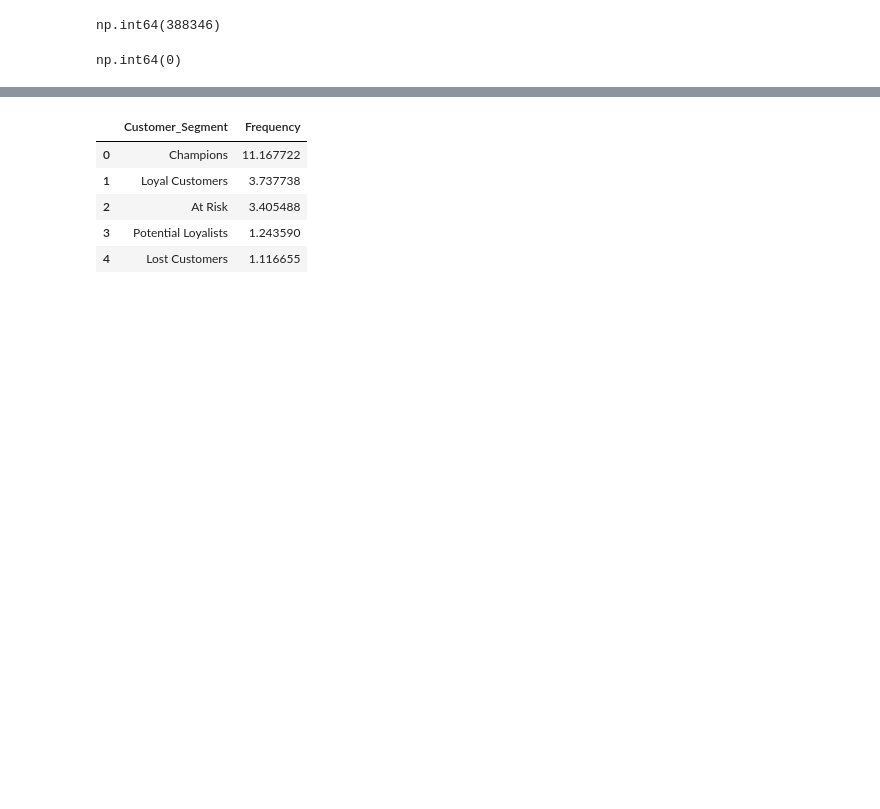
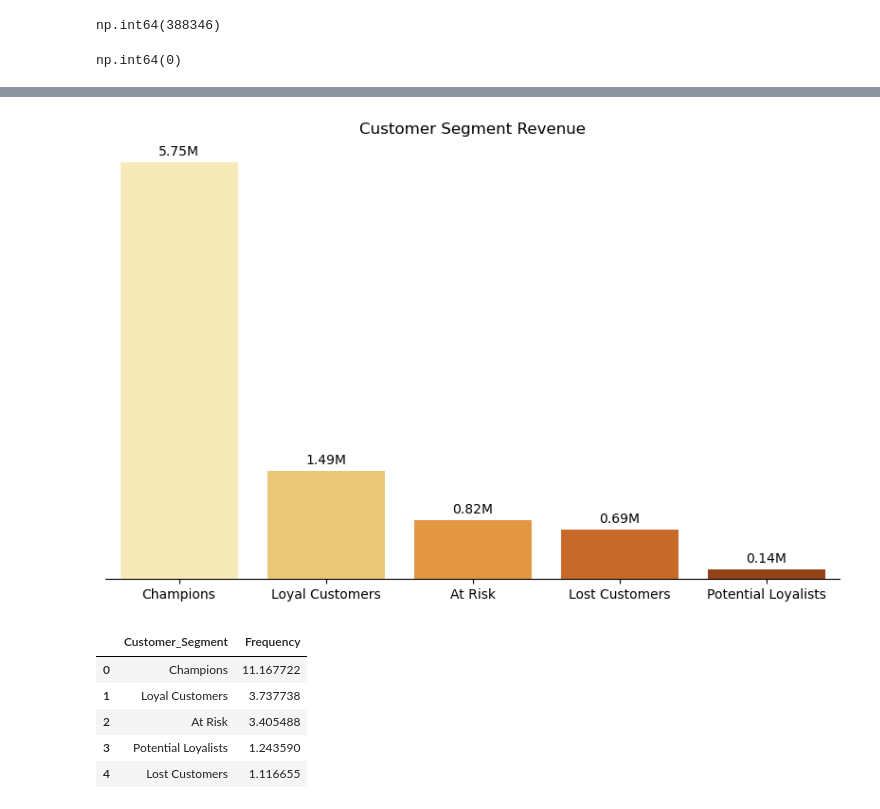
Before and after one commit to badal-10tech/Customer-Retention-Revenue-Intelligence-Analytics, a Jupyter notebook: notebook/customer_retention_analysis.ipynb, the cells around one changed output, grey strips where cells are left out. Saved outputs shown, nothing was run; the diff lists cells and outputs as text; code cells hidden in the pictures; blank space fills up the shorter version.

```diff
--- a/notebook/customer_retention_analysis.ipynb
+++ b/notebook/customer_retention_analysis.ipynb
@@ -1124,3 +1124,7 @@ rmf_df = rmf_df.drop_duplicates(subset="CustomerID")
 rmf_df.duplicated().sum()
 # %% [output]
 np.int64(0)
+# %%
+Customer_Segment_Revenue = (rmf_df.groupby('Customer_Segment')["Monetary"].sum().sort_values(ascending = False)
+      .reset_index(name='Revenue'))
+Customer_Segment_Revenue
@@ -1127,3 +1138,27 @@ np.int64(0)
+# %%
+
+plt.figure(figsize=(10, 6))
+ax = sns.barplot(
+    data=Customer_Segment_Revenue,
+    x="Customer_Segment",
+    y="Revenue",
+    hue="Customer_Segment",
+    palette='YlOrBr'
+)
+sns.despine()
+for container in ax.containers:
+    labels = [f'{v/1e6:.2f}M' for v in container.datavalues]
+    ax.bar_label(container, labels=labels, padding=3)
+
+plt.title("Customer Segment Revenue")
+plt.xlabel("")
+plt.ylabel("")
+ax.yaxis.set_visible(False)
+ax.spines['left'].set_visible(False)
+
+plt.show()
+# %% [output]
+[figure, added]
 # %%
 customer_avg_orders = (rmf_df.groupby('Customer_Segment')['Order_Count']
       .mean().sort_values(ascending = False)
```
Also changed, not shown: parts of 1 cell of this notebook, 8 other files.
